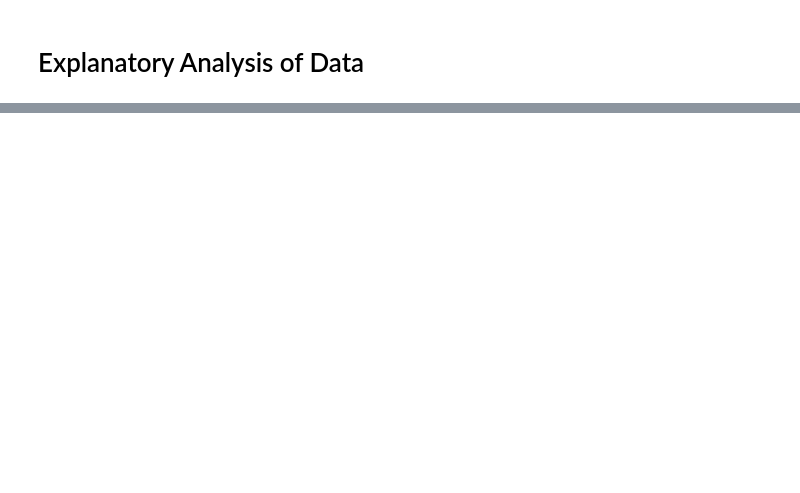
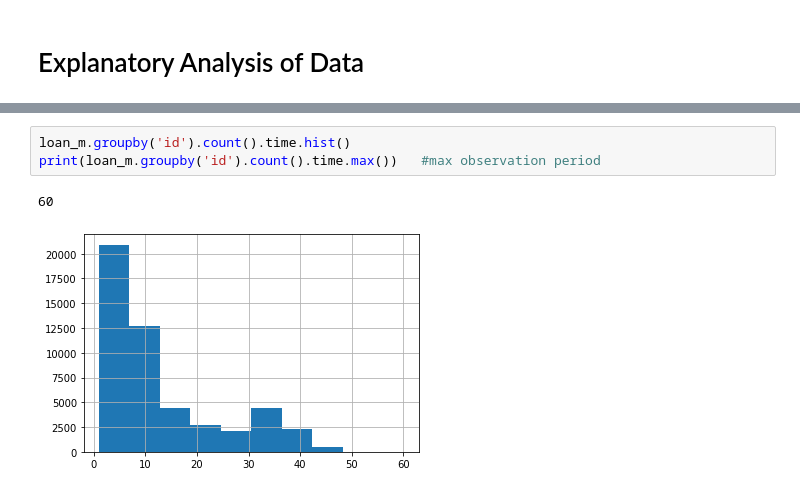
Before and after one commit to zhangranzr/Deep-Mixture-Cure-Model, a Jupyter notebook: DEEPMixtureCureModel.ipynb, the cells around one changed output, grey strips where cells are left out. Saved outputs shown, nothing was run; the diff lists cells and outputs as text; blank space fills up the shorter version.

```diff
--- a/DEEPMixtureCureModel.ipynb
+++ b/DEEPMixtureCureModel.ipynb
@@ -19,0 +35,6 @@
+# %%
+loan_m.groupby('id').count().time.hist()
+print(loan_m.groupby('id').count().time.max())   #max observation period
+# %% [output]
+60
+[figure, added]
```
Also changed, not shown: parts of 48 cells of this notebook, 1 other file.
